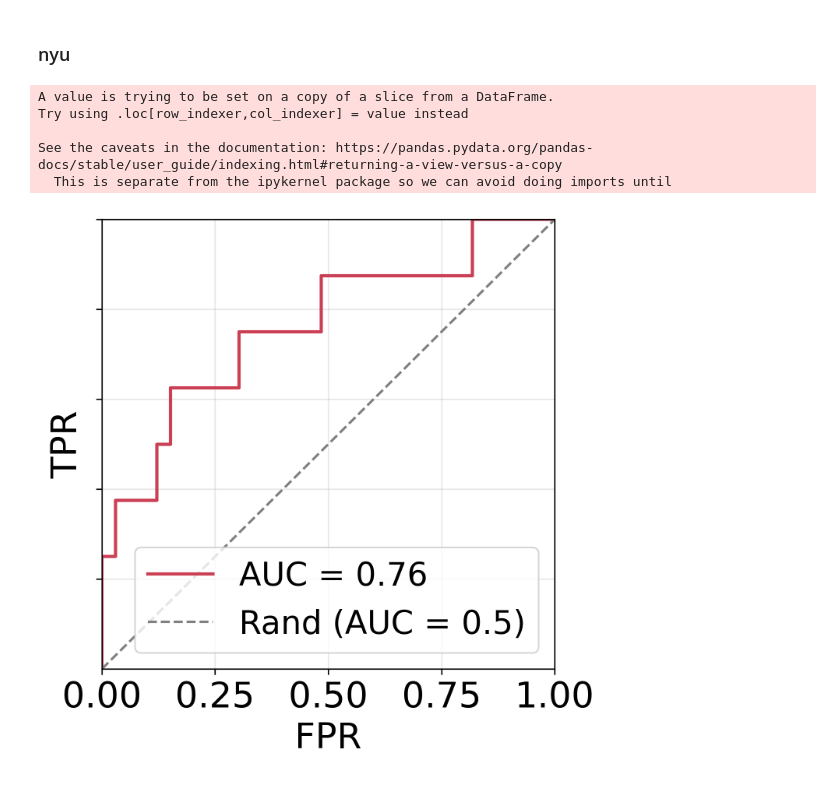
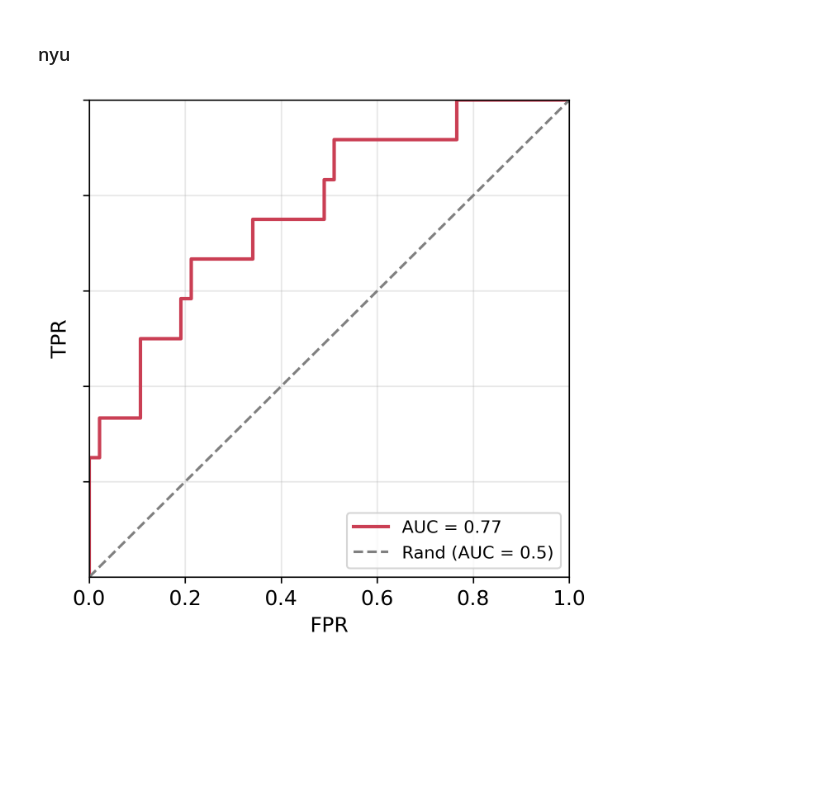
Before and after one commit to Shenhav-Lab/Visionary-AI-HDP, a Jupyter notebook: code/supplementary/supplementary_figure_3.ipynb, the cells around one changed output. Saved outputs shown, nothing was run; the diff lists cells and outputs as text; code cells hidden in the pictures; blank space fills up the shorter version.

```diff
--- a/code/supplementary/supplementary_figure_3.ipynb
+++ b/code/supplementary/supplementary_figure_3.ipynb
@@ -45,8 +45,8 @@ strat_type='white_unlabeled'
 
 all_labels = False
 
-run_hispanic = True
-run_no_hispanic = False
+run_hispanic = False
+run_no_hispanic = True
 run_white = False
 run_black = False
 # %% [markdown]
@@ -352,27 +352,30 @@ if run_black:
 # %%
 plt.figure(figsize=(fig_size, fig_size), dpi=dpi)
 # retinal
-retinal_probs_subset["combo"] = (retinal_probs_subset["Past Preeclampsia"] * 0.35 + 0.15 *((retinal_probs_subset["Nulliparity?"]) * (retinal_probs_subset["Age "] > 37).astype(int)))
+retinal_probs_subset = retinal_probs_subset.copy()
+
+retinal_probs_subset.loc[:, "combo"] = (
+    retinal_probs_subset["Past Preeclampsia"] * 0.35
+    + 0.15 * (
+        retinal_probs_subset["Nulliparity?"]
+        * (retinal_probs_subset["Age "] > 37).astype(int)
+    )
+)
 retinal_probs_subset_t = retinal_probs_subset[["label","retinal","combo"]]
 if all_labels:
     get_test_roc(retinal_probs_subset_t.dropna()["label"], retinal_probs_subset_t.dropna()["retinal"] + (retinal_probs_subset_t.dropna()["combo"]),
                  color="#CA3F54",rand=True,
                  x_label=True, y_label=True, x_ticks=True, y_ticks=True
                 );
 else:
     get_test_roc(retinal_probs_subset_t.dropna()["label"], retinal_probs_subset_t.dropna()["retinal"] + (retinal_probs_subset_t.dropna()["combo"]),
                  color="#CA3F54",rand=True,
                  x_label=True, y_label=True, x_ticks=True, y_ticks=False
                 );
 
 plt.savefig(f'/gpfs/data/shenhavlab/PROJECTS/visionary_ai/data/temp_plots/nyu_{model_type}_{strat_type}_auc.svg')
 plt.show()
 # %% [output]
-A value is trying to be set on a copy of a slice from a DataFrame.
-Try using .loc[row_indexer,col_indexer] = value instead
-
-See the caveats in the documentation: https://pandas.pydata.org/pandas-docs/stable/user_guide/indexing.html#returning-a-view-versus-a-copy
-  This is separate from the ipykernel package so we can avoid doing imports until
-[figure, old version]
+[figure, new version]
 # %%
 plt.figure(figsize=(fig_size, fig_size), dpi=dpi)
```
Also changed, not shown: parts of 4 cells of this notebook, 3 other files.
